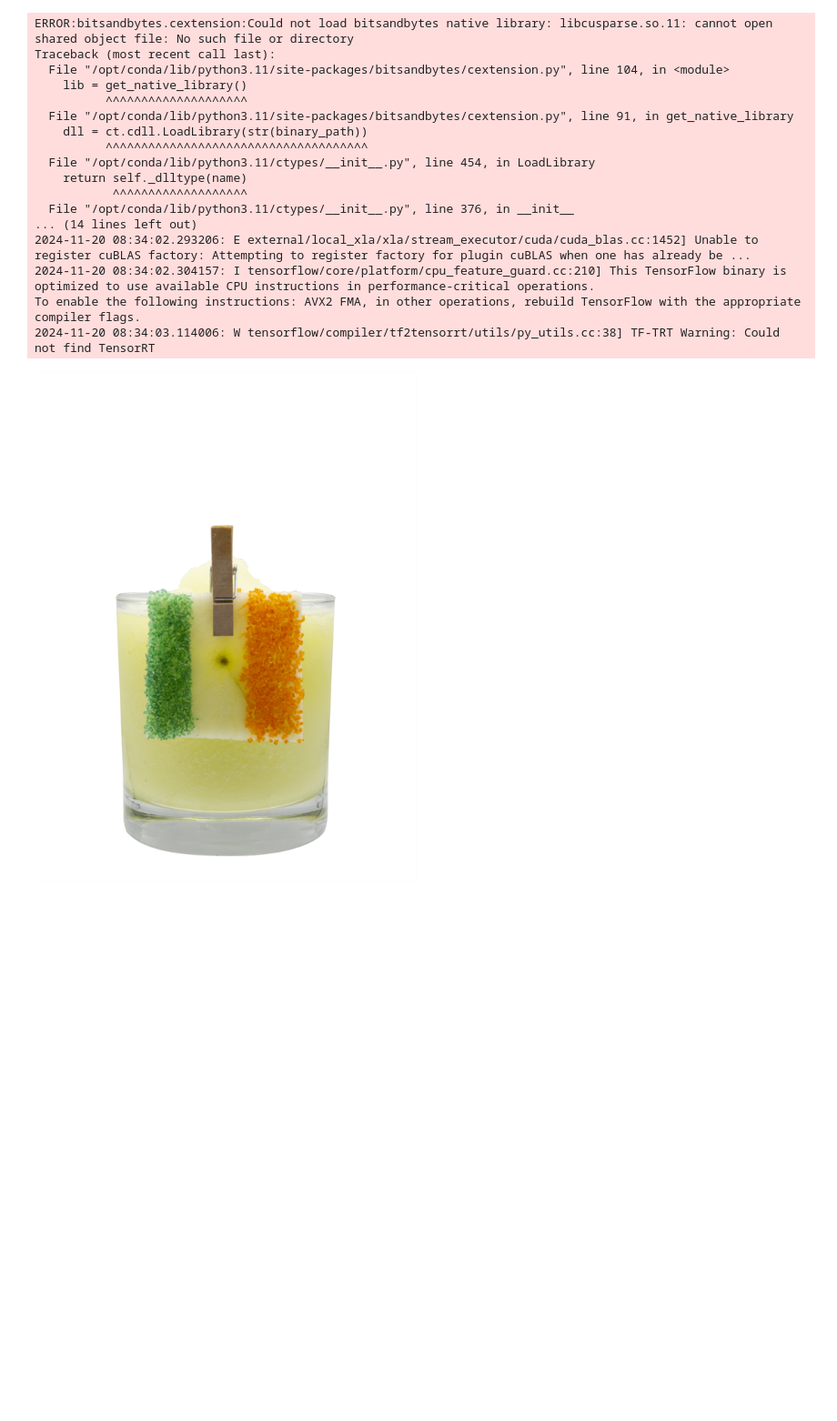
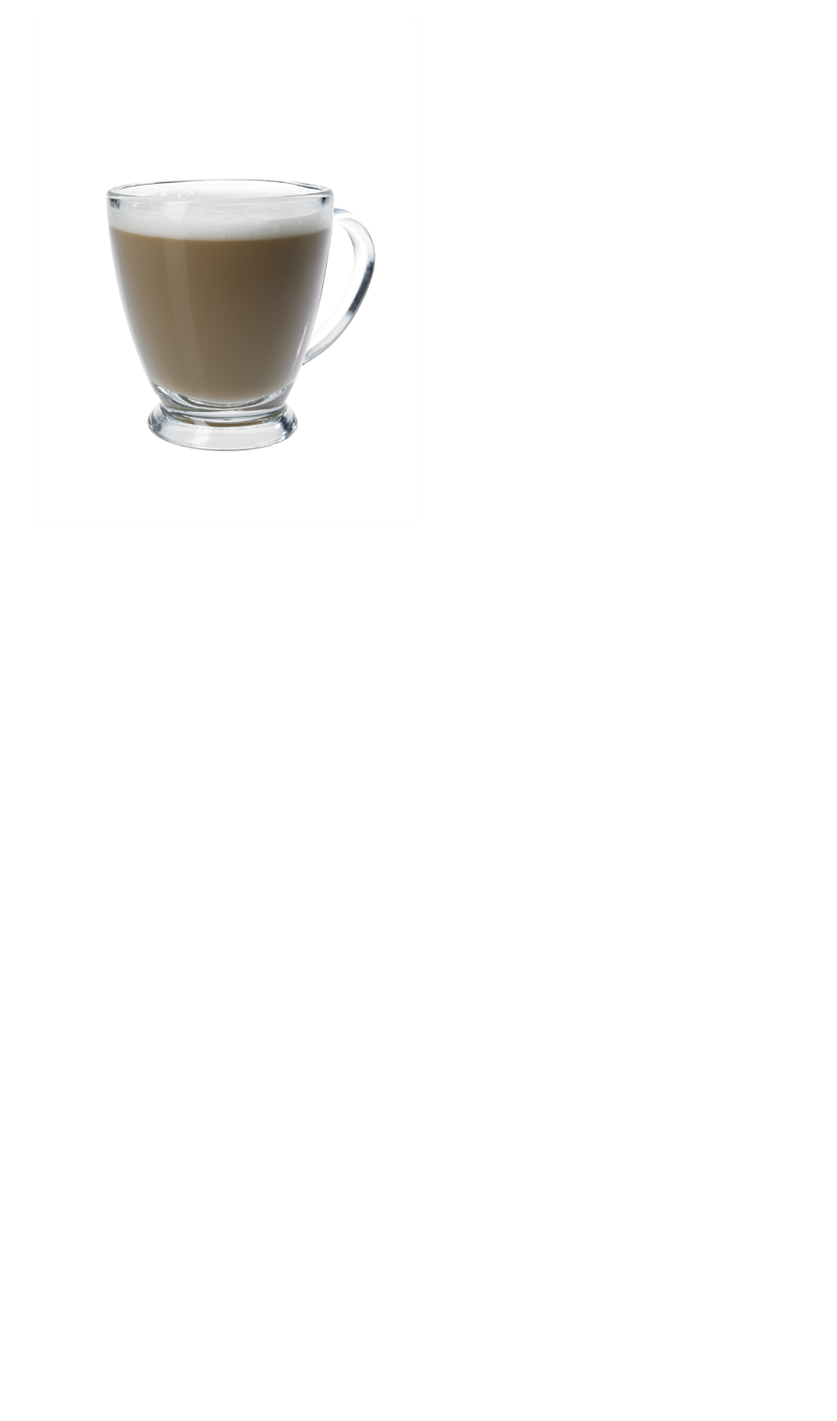
Before and after one commit to Hexy00123/F24-PMLDL-Project, a Jupyter notebook: notebooks/canny-controlnet.ipynb, the cells around one changed output. Shown: that part at 91% size. Saved outputs shown, nothing was run; the diff lists cells and outputs as text; code cells hidden in the pictures; blank space fills up the shorter version.

```diff
--- a/notebooks/canny-controlnet.ipynb
+++ b/notebooks/canny-controlnet.ipynb
@@ -1,31 +1,15 @@
 # %%
 from PIL import Image, ImageOps
 from transparent_background import Remover
 import numpy as np
 from diffusers import ControlNetModel
 import os
 import torch
 
-img = Image.open("../data/monin/combined_dataset/test/1725657501_6166165.png").convert('RGB')
+# img = Image.open("../data/monin/combined_dataset/test/1725657501_6166165.png").convert('RGB')
+img = Image.open("../frontend/src/assets/PARFAIT_mask.jpg").convert("RGB")
 img
 # %% [output]
-ERROR:bitsandbytes.cextension:Could not load bitsandbytes native library: libcusparse.so.11: cannot open shared object file: No such file or directory
-Traceback (most recent call last):
-  File "/opt/conda/lib/python3.11/site-packages/bitsandbytes/cextension.py", line 104, in <module>
-    lib = get_native_library()
-          ^^^^^^^^^^^^^^^^^^^^
-  File "/opt/conda/lib/python3.11/site-packages/bitsandbytes/cextension.py", line 91, in get_native_library
-    dll = ct.cdll.LoadLibrary(str(binary_path))
-          ^^^^^^^^^^^^^^^^^^^^^^^^^^^^^^^^^^^^^
-  File "/opt/conda/lib/python3.11/ctypes/__init__.py", line 454, in LoadLibrary
-    return self._dlltype(name)
-           ^^^^^^^^^^^^^^^^^^^
-  File "/opt/conda/lib/python3.11/ctypes/__init__.py", line 376, in __init__
-... (14 lines left out)
-2024-11-20 08:34:02.293206: E external/local_xla/xla/stream_executor/cuda/cuda_blas.cc:1452] Unable to register cuBLAS factory: Attempting to register factory for plugin cuBLAS when one has already be ...
-2024-11-20 08:34:02.304157: I tensorflow/core/platform/cpu_feature_guard.cc:210] This TensorFlow binary is optimized to use available CPU instructions in performance-critical operations.
-To enable the following instructions: AVX2 FMA, in other operations, rebuild TensorFlow with the appropriate compiler flags.
-2024-11-20 08:34:03.114006: W tensorflow/compiler/tf2tensorrt/utils/py_utils.cc:38] TF-TRT Warning: Could not find TensorRT
-[figure, old version]
+[figure, new version]
 # %%
 white_img = Image.new('RGB', img.size, color='white')
```
Also changed, not shown: parts of 6 cells of this notebook, 1 other file.
